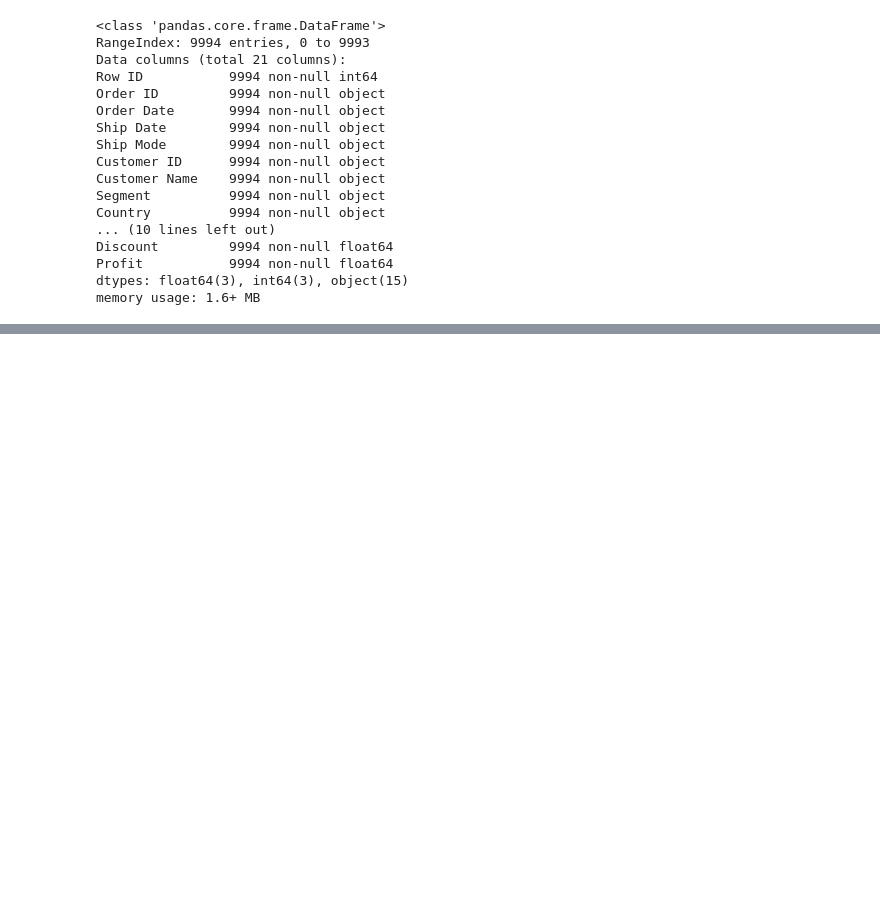
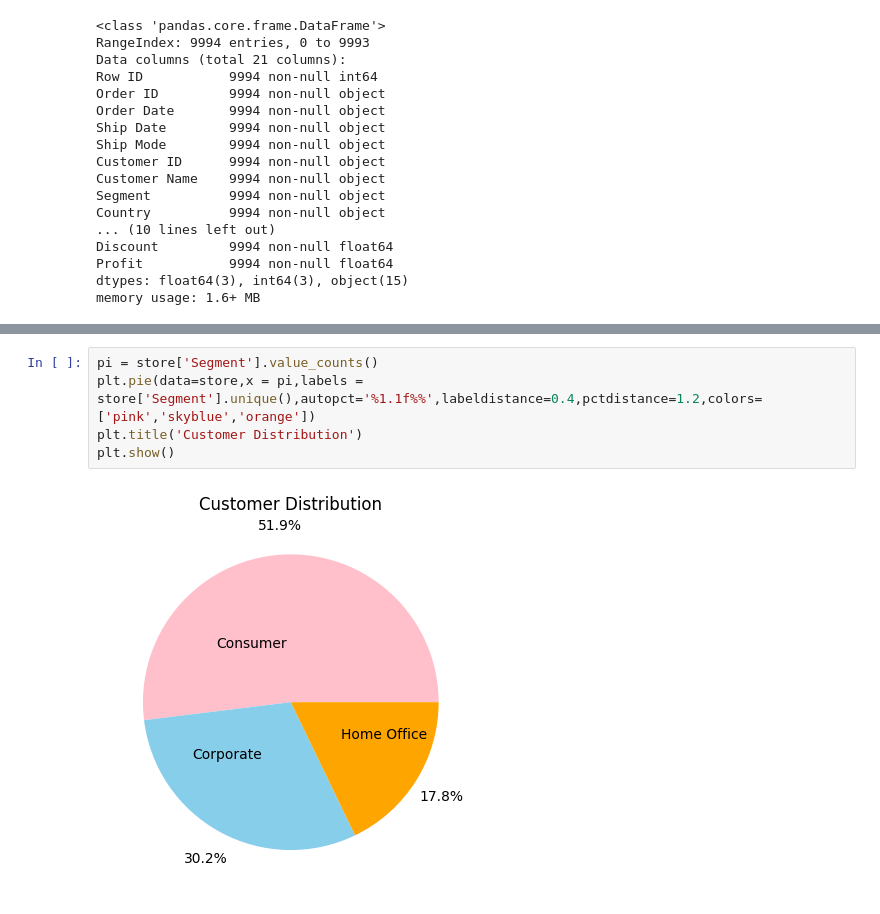
Before and after one commit to krishna0712/Data-Analysis, a Jupyter notebook: store-data-analysis/notebooks/store.ipynb, the cells around one changed output, grey strips where cells are left out. Drawn from its saved outputs; the diff is of its cells as text; blank space fills up the shorter version.

```diff
--- a/store-data-analysis/notebooks/store.ipynb
+++ b/store-data-analysis/notebooks/store.ipynb
@@ -27,0 +130,7 @@ memory usage: 1.6+ MB
+# %%
+pi = store['Segment'].value_counts()
+plt.pie(data=store,x = pi,labels = store['Segment'].unique(),autopct='%1.1f%%',labeldistance=0.4,pctdistance=1.2,colors=['pink','skyblue','orange'])
+plt.title('Customer Distribution')
+plt.show()
+# %% [output]
+[figure, added]
```
Also changed, not shown: parts of 12 cells of this notebook.
